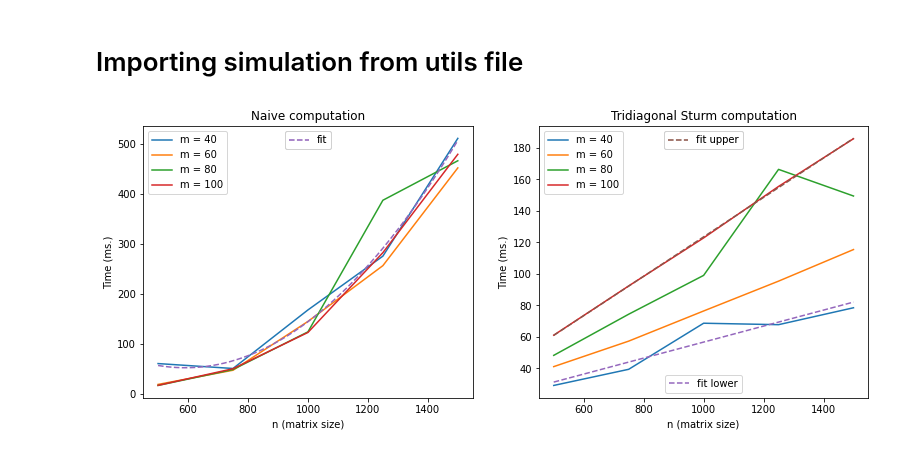
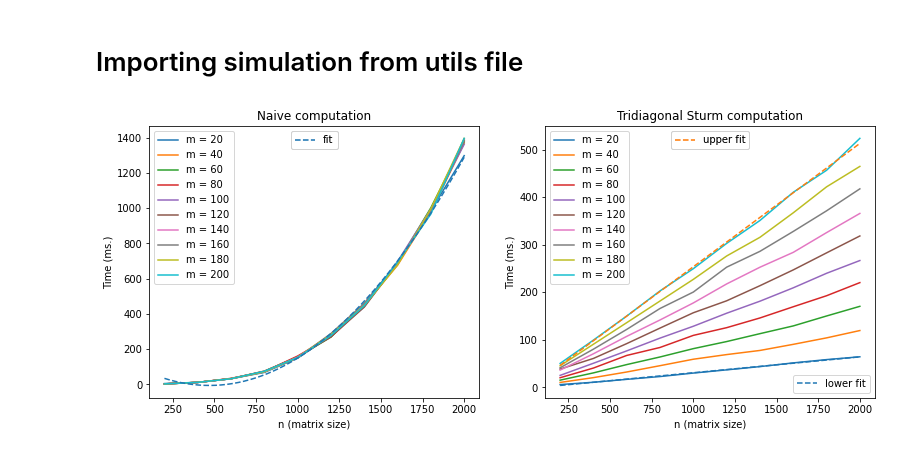
Before and after one commit to AlejandroSantorum/scikit-rmt, a Jupyter notebook: notebooks/tridiagonal_sims.ipynb, the cells around one changed output. Saved outputs shown, nothing was run; the diff lists cells and outputs as text; code cells hidden in the pictures.

Commit message:
Add tridiagonal simulations with fitting

```diff
--- a/notebooks/tridiagonal_sims.ipynb
+++ b/notebooks/tridiagonal_sims.ipynb
@@ -224,9 +224,9 @@ _ = axes[1].set_ylabel('Time (ms.)')
 # %%
 from tutorial_utils import gaussian_tridiagonal_sim, wishart_tridiagonal_sim
 # %%
-N = [500, 750, 1000, 1250, 1500]
-M = [40, 60, 80, 100]
+N = [200, 400, 600, 800, 1000, 1200, 1400, 1600, 1800, 2000]
+M = [20, 40, 60, 80, 100, 120, 140, 160, 180, 200]
 
-gaussian_tridiagonal_sim(N_list=N, bins_list=M, nreps=2)
+gaussian_tridiagonal_sim(N_list=N, bins_list=M, nreps=50)
 # %% [output]
-[figure, old version]
+[figure, new version]
```
Also changed, not shown: parts of 3 cells of this notebook.
